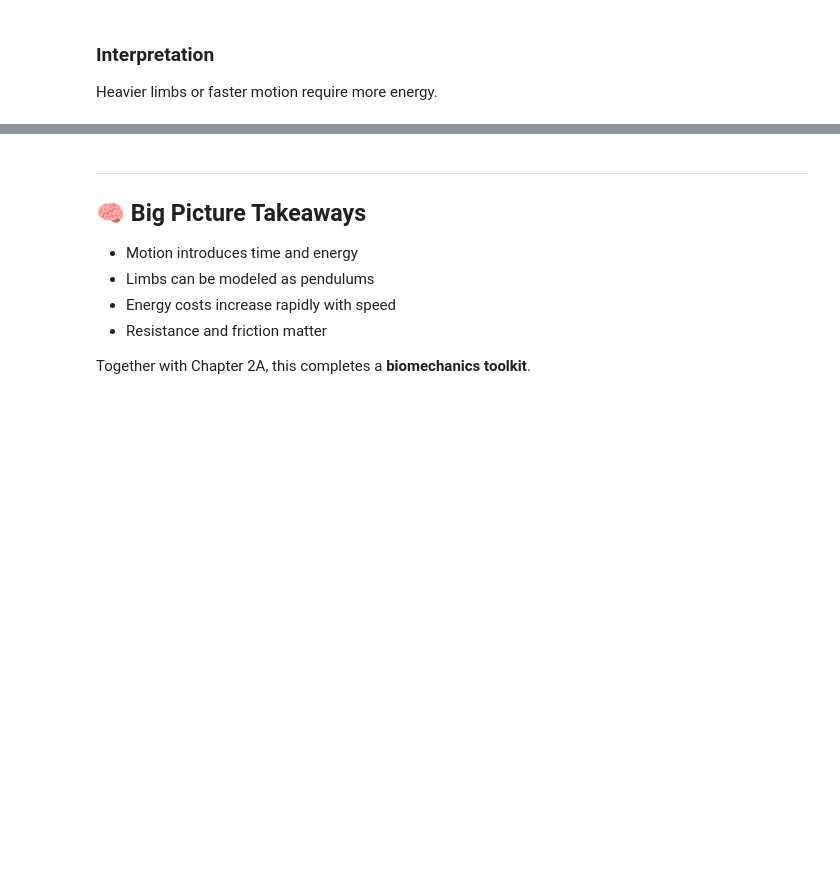
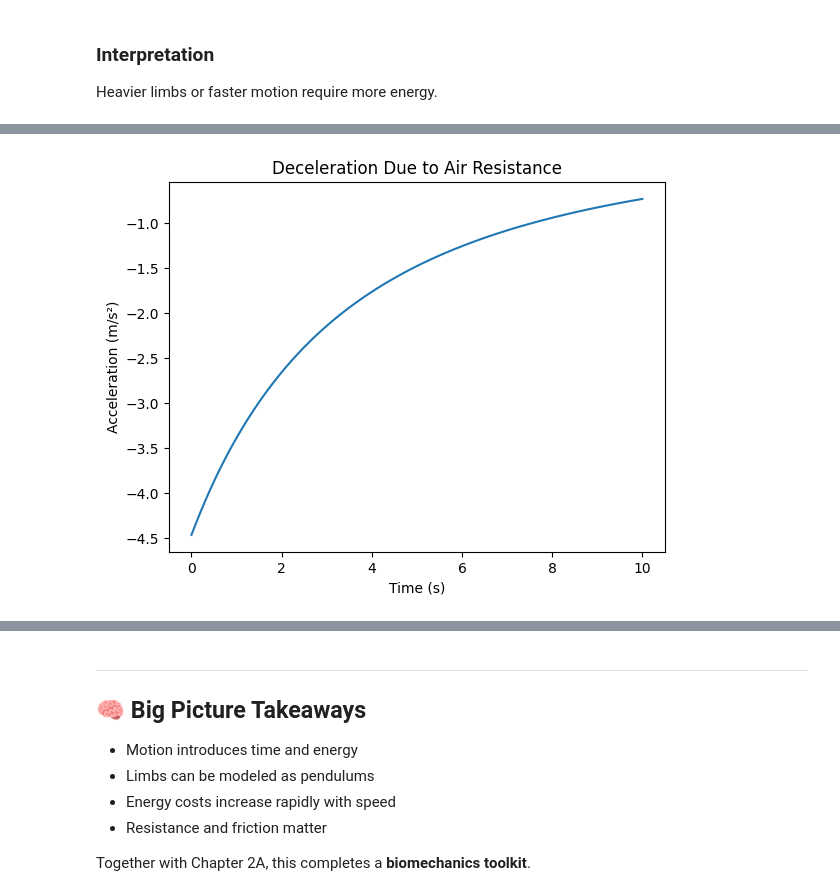
Before and after one commit to ResonanceImagingLab/MedBioPhysics_1stYear, a Jupyter notebook: Ch02B_Biomechanics_Dynamic_Motion.ipynb, the cells around one changed output, grey strips where cells are left out. Saved outputs shown, nothing was run; the diff lists cells and outputs as text; code cells hidden in the pictures; blank space fills up the shorter version.

```diff
--- a/Ch02B_Biomechanics_Dynamic_Motion.ipynb
+++ b/Ch02B_Biomechanics_Dynamic_Motion.ipynb
@@ -157,0 +197,11 @@ Larger mass → higher terminal velocity.
+# %%
+
+# --- Plot Acceleration---
+
+plt.plot(time, acceleration)
+plt.xlabel("Time (s)")
+plt.ylabel("Acceleration (m/s²)")
+plt.title("Deceleration Due to Air Resistance")
+plt.show()
+# %% [output]
+[figure, added]
```
Also changed, not shown: parts of 15 cells of this notebook, 2 other files.
